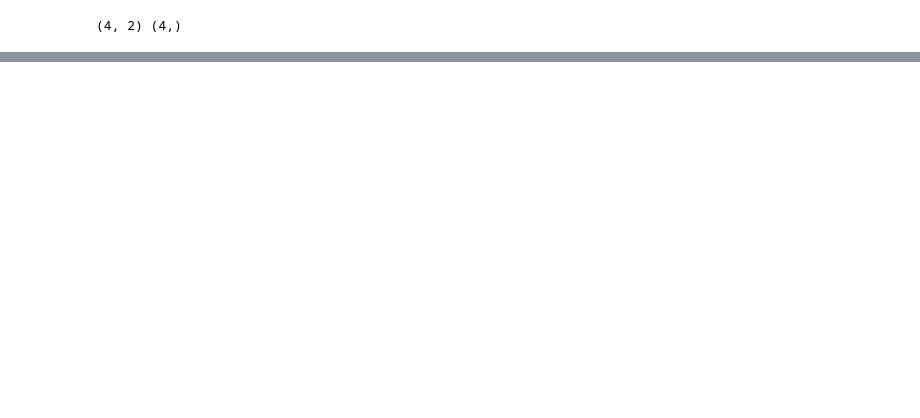
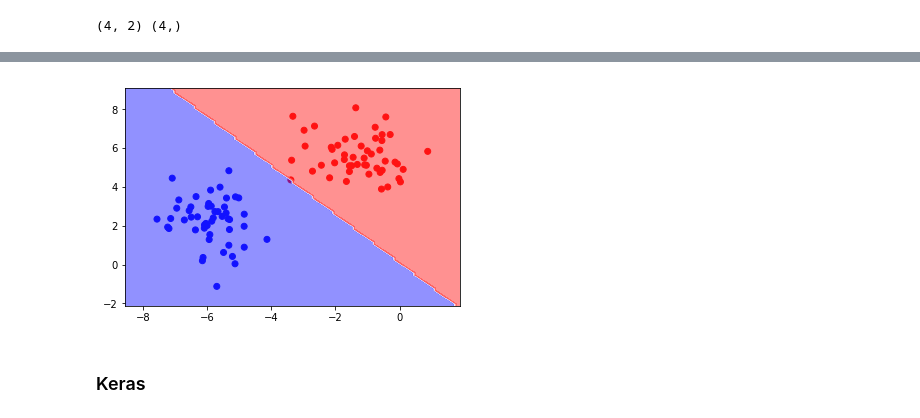
Before and after one commit to arnaldog12/Manual-Pratico-Deep-Learning, a Jupyter notebook: Perceptron.ipynb, the cells around one changed output, grey strips where cells are left out. Drawn from its saved outputs; the diff is of its cells as text; code cells hidden in the pictures; blank space fills up the shorter version.

```diff
--- a/Perceptron.ipynb
+++ b/Perceptron.ipynb
@@ -650,0 +723,18 @@ step 100: 0.0
+# %%
+D = x.shape[1]
+w = 2*np.random.random((1, D))-1
+b = 2*np.random.random()-1
+
+learning_rate = 1e-2
+
+for step in range(50):
+    y_pred = np.dot(w, x.T) + b
+    y_pred = np.where(y_pred > 0, 1, 0)
+    error = y - y_pred
+    w = w + learning_rate*np.dot(error, x)
+    b = b + learning_rate*np.sum(error)
+
+    if step%5 == 0:
+        print('step {0}: {1}'.format(step, np.sum(error)))
+
+print('w: {} \nb: {}'.format(w, b))
@@ -650,0 +754,6 @@ step 100: 0.0
+# %%
+plot_linear_classifier(x, y, w, b)
+# %% [output]
+[figure, added]
+# %% [markdown]
+### Keras
```
Also changed, not shown: parts of 25 cells of this notebook.
